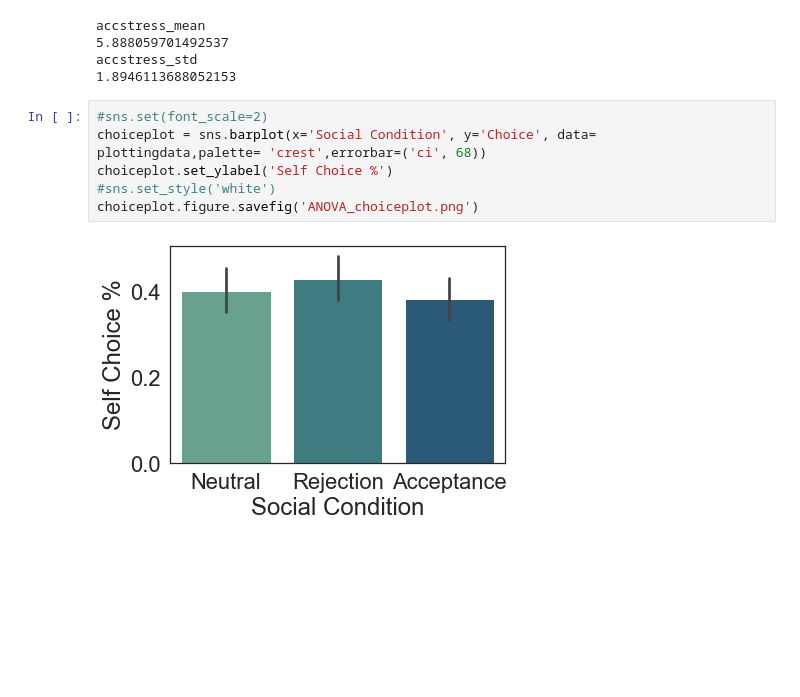
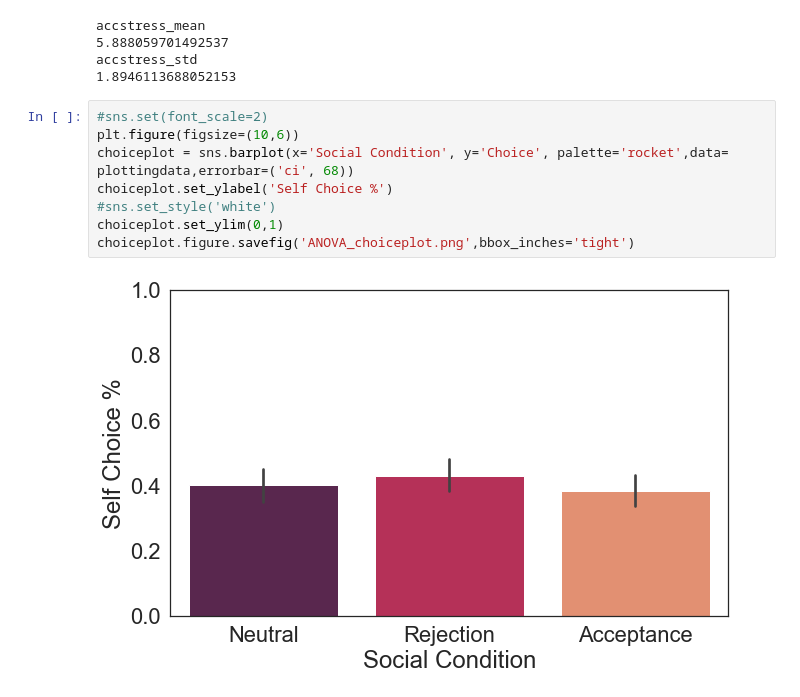
Before and after one commit to fareri-lab/Rejection_Choice, a Jupyter notebook: RMAnova w Pingouin_7.18.23.ipynb, the cells around one changed output. Drawn from its saved outputs; the diff is of its cells as text; blank space fills up the shorter version.

Commit message:
new plots + plotting code

```diff
--- a/RMAnova w Pingouin_7.18.23.ipynb
+++ b/RMAnova w Pingouin_7.18.23.ipynb
@@ -908,11 +895,13 @@ accstress_std
 1.8946113688052153
 # %%
 #sns.set(font_scale=2)
-choiceplot = sns.barplot(x='Social Condition', y='Choice', data= plottingdata,palette= 'crest',errorbar=('ci', 68))
+plt.figure(figsize=(10,6))
+choiceplot = sns.barplot(x='Social Condition', y='Choice', palette='rocket',data= plottingdata,errorbar=('ci', 68))
 choiceplot.set_ylabel('Self Choice %')
 #sns.set_style('white')
-choiceplot.figure.savefig('ANOVA_choiceplot.png')
+choiceplot.set_ylim(0,1)
+choiceplot.figure.savefig('ANOVA_choiceplot.png',bbox_inches='tight')
 # %% [output]
-[figure, old version]
+[figure, new version]
 # %%
 #sns.set(font_scale=2)
```
Also changed, not shown: parts of 4 cells of this notebook, 3 other files.
